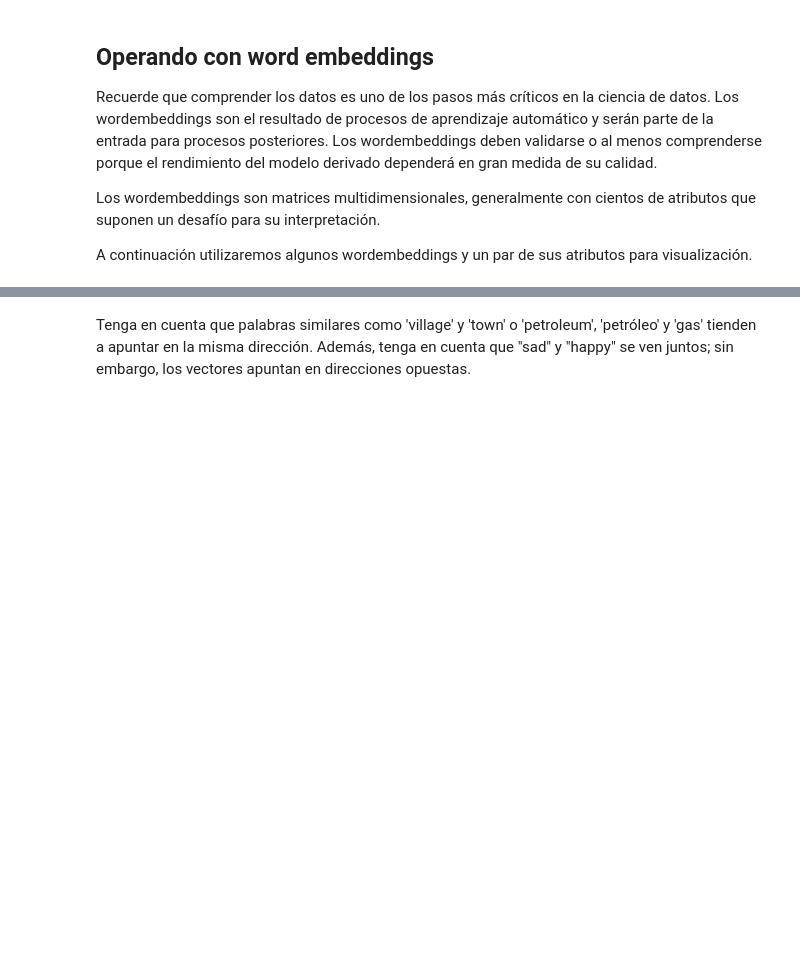
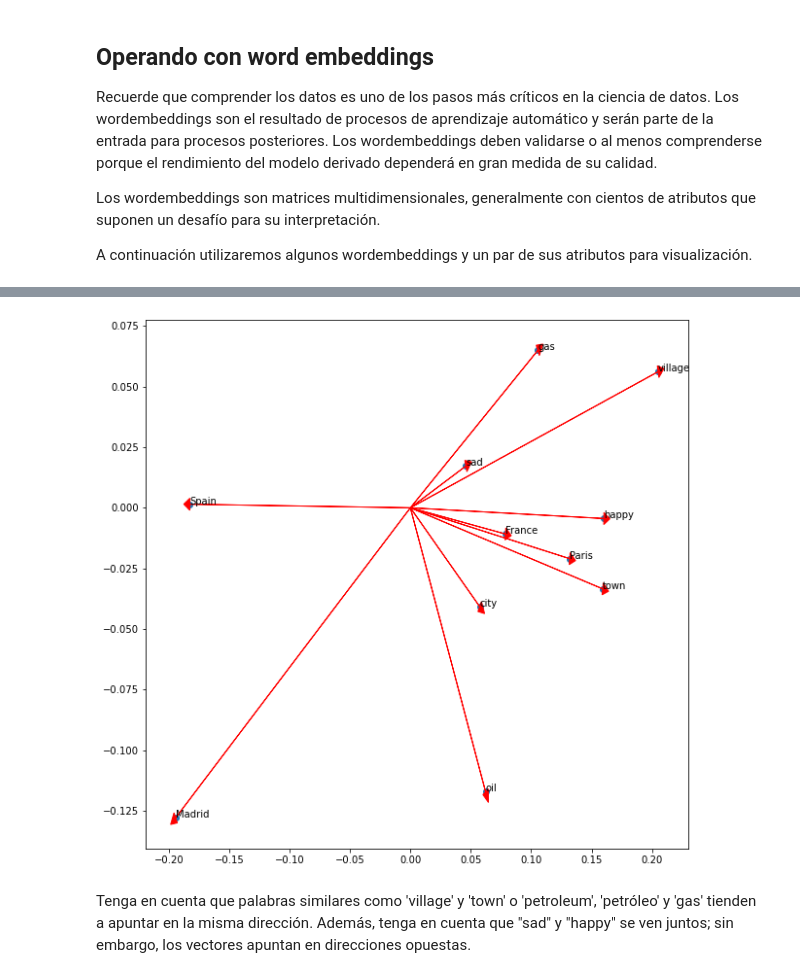
Before and after one commit to gdesirena/NLP_Course, a Jupyter notebook: Module_II/Notebooks_Clase/04-Manipulación-wordembeddings.ipynb, the cells around one changed output, grey strips where cells are left out. Cells and saved outputs as stored; diff of their text form; code cells hidden in the pictures; blank space fills up the shorter version.

```diff
--- a/Module_II/Notebooks_Clase/04-Manipulación-wordembeddings.ipynb
+++ b/Module_II/Notebooks_Clase/04-Manipulación-wordembeddings.ipynb
@@ -6,0 +7,6 @@ Utilizaremos wordembeddings previamente entrenada para encontrar analogías y eq
+# %%
+import pandas as pd
+import numpy as np
+import pickle
+
+word_embeddings = pickle.load(open("Data/word_embeddings_subset.p", "rb"))
@@ -10,6 +85,9 @@ Ahora que el modelo está cargado, podemos echar un vistazo a las representacion
 Es importante tener en cuenta que almacenamos cada vector como una matriz NumPy. Nos permite usar las operaciones de álgebra lineal sobre él.
 
 Los vectores tienen un tamaño de 300, mientras que el tamaño del vocabulario de Google News es de alrededor de 3 millones de palabras.
+# %%
+def vec(w):
+    return word_embeddings[w]
 # %% [markdown]
 ## Operando con word embeddings
 
@@ -18,3 +96,9 @@ Recuerde que comprender los datos es uno de los pasos más críticos en la cienc
 Los wordembeddings son matrices multidimensionales, generalmente con cientos de atributos que suponen un desafío para su interpretación.
 
 A continuación utilizaremos algunos wordembeddings y un par de sus atributos para visualización.
+# %%
+import matplotlib.pyplot as plt
+
+words=['oil','gas','happy','sad','city','town', 'village', 'Paris', 'France', 'Madrid', 'Spain']
+
+bag2d = np.array([vec(word) for word in words])
@@ -21,3 +121,20 @@ A continuación utilizaremos algunos wordembeddings y un par de sus atributos pa
+# %%
+fig,ax = plt.subplots(figsize=(10,10))
+
+col1=1 # axis x
+col2= 80# axis y
+
+for word in bag2d:
+    ax.arrow(0,0, word[col1], word[col2], head_width=0.005, head_length= 0.005, fc='r', ec='r', width=1e-5)
+
+ax.scatter(bag2d[:,col1], bag2d[:,col2])
+
+for i in range (0,len(words)):
+    ax.annotate(words[i], (bag2d[i,col1], bag2d[i, col2]))
+
+plt.show()
+# %% [output]
+[figure, added]
 # %% [markdown]
 Tenga en cuenta que palabras similares como 'village' y 'town' o 'petroleum', 'petróleo' y 'gas' tienden a apuntar en la misma dirección. Además, tenga en cuenta que "sad" y "happy" se ven juntos; sin embargo, los vectores apuntan en direcciones opuestas.
 # %% [markdown]
```
Also changed, not shown: parts of 7 cells of this notebook, 4 other files.
